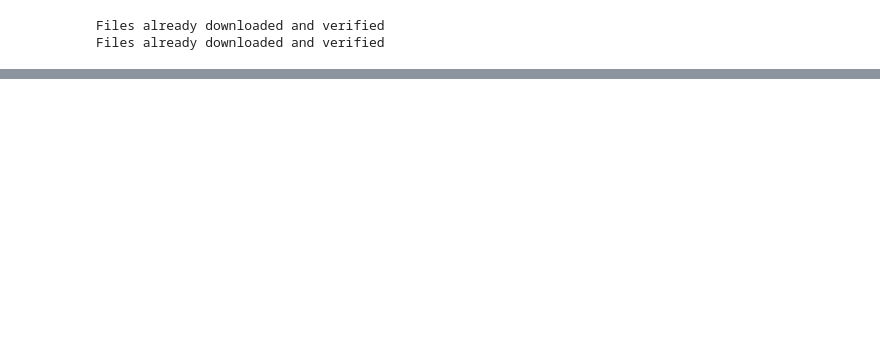
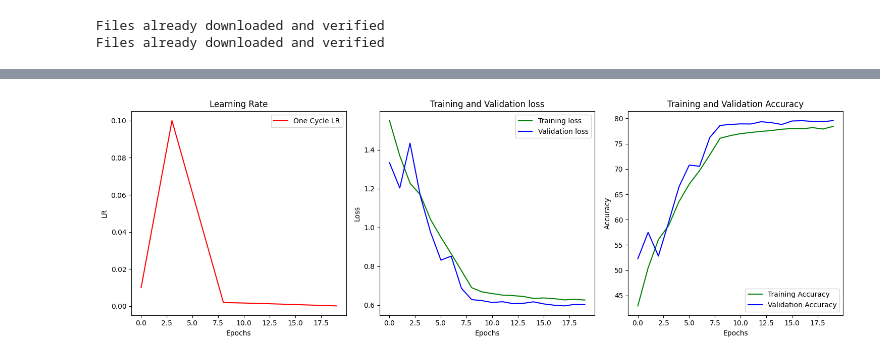
Before and after one commit to KillerStrike17/BatchNorm-GroupNorm-and-LayerNom-in-Pytorch, a Jupyter notebook: Normalization.ipynb, the cells around one changed output, grey strips where cells are left out. Drawn from its saved outputs; the diff is of its cells as text; code cells hidden in the pictures; blank space fills up the shorter version.

```diff
--- a/Normalization.ipynb
+++ b/Normalization.ipynb
@@ -91,0 +69,86 @@ Estimated Total Size (MB): 1.27
+# %%
+import time
+import math
+
+from DeepLib.backpropagation import train, test, get_sgd_optimizer
+from DeepLib.utils import initialize_weights
+from DeepLib.scheduler import one_cycle_lr_pt, one_cycle_lr_custom
+from DeepLib.training import Training
+
+# Train Params
+epochs = 20
+lr = 0.01
+max_lr = 0.1
+steps_per_epoch = len(train_loader)
+dropout = False
+momentum = 0.9
+weight_decay = 0.000125
+
+print("Using Device:", device)
+print("Epochs:", epochs)
+print("Lr:", lr)
+print("Max Lr:", max_lr)
+print("Batch Size:", batch_size)
+print("Dropout:", dropout)
+print("\n")
+
+# bnmodel = CifarNet(norm='bn',base_channels=12).apply(initialize_weights).to(device)
+bnmodel = CifarNet(norm='bn',base_channels=12).apply(initialize_weights).to(device)
+print_summary(bnmodel, input_size=(3, 32, 32))
+optimizer = get_sgd_optimizer(bnmodel, lr=lr, weight_decay=weight_decay)
+
+# Pytorch one cycle scheduler
+pytorch_scheduler = one_cycle_lr_pt(
+    optimizer,
+    lr=lr,
+    max_lr=max_lr,
+    steps_per_epoch=steps_per_epoch,
+    epochs=epochs,
+    anneal_strategy='linear'
+)
+
+# One cycle schedule with a custom function
+custom_scheduler = one_cycle_lr_custom(
+    optimizer,
+    lr=lr,
+    max_lr=max_lr,
+    steps_per_epoch=steps_per_epoch,
+    epochs=epochs,
+    anneal_strategy='linear'
+)
+
+trainer = Training(
+    bnmodel,
+    optimizer,
+    custom_scheduler,
+    train(),
+    test,
+    train_loader,
+    test_loader,
+    lr,
+    epochs,
+    device,
+    dropout
+)
+
+trainer.run()
+
+from DeepLib.visualize import plot_network_performance
+
+# trainer.print_best_model()
+plot_network_performance(epochs, trainer.schedule, trainer.list_train_loss, trainer.list_valid_loss, trainer.list_train_correct, trainer.list_valid_correct)
+
+from DeepLib.utils import get_all_predictions, get_incorrrect_predictions, prepare_confusion_matrix
+from DeepLib.visualize import plot_confusion_matrix
+
+all_preds, all_targets = get_all_predictions(bnmodel, test_loader, device)
+confusion_matrix = prepare_confusion_matrix(all_preds, all_targets, class_map)
+plot_confusion_matrix(confusion_matrix, class_map, False)
+
+
+from DeepLib.utils import get_incorrrect_predictions
+from DeepLib.visualize import plot_incorrect_predictions
+
+incorrect = get_incorrrect_predictions(bnmodel, test_loader, device)
+plot_incorrect_predictions(incorrect, class_map)
+# %% [output]
@@ -91,0 +172 @@ Estimated Total Size (MB): 1.27
+[figure, added]
```
Also changed, not shown: parts of 14 cells of this notebook, 3 other files.
